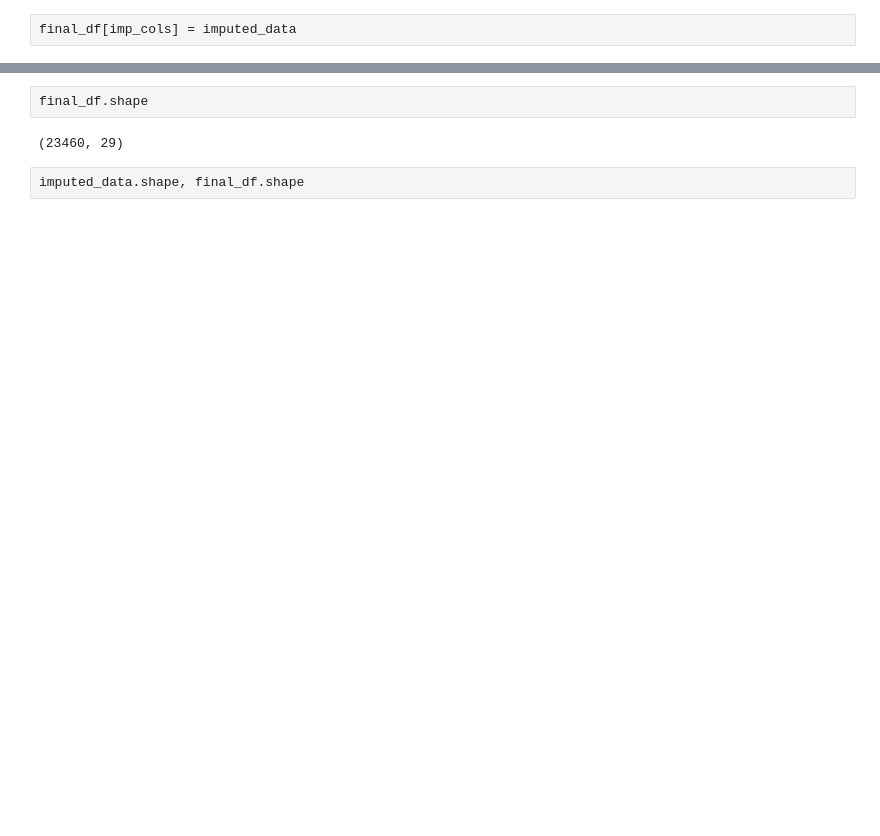
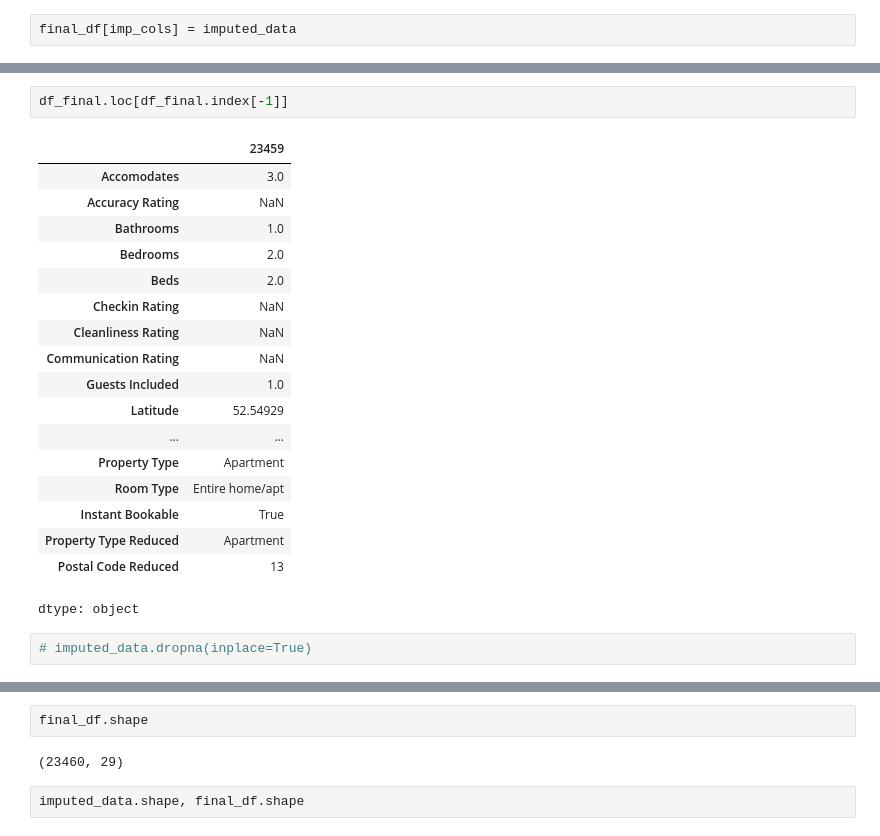
Before and after one commit to hajyhia/Airbnb_Berlin_Price_predic, a Jupyter notebook: Airbnb_Berlin_Price_Pedict_EDA2.ipynb, the cells around one changed output, grey strips where cells are left out. Saved outputs shown, nothing was run; the diff lists cells and outputs as text; blank space fills up the shorter version.

```diff
--- a/Airbnb_Berlin_Price_Pedict_EDA2.ipynb
+++ b/Airbnb_Berlin_Price_Pedict_EDA2.ipynb
@@ -881,0 +890,23 @@ final_df
+# %%
+df_final.loc[df_final.index[-1]]
+# %% [output]
+|  | 23459 |
+| Accomodates | 3.0 |
+| Accuracy Rating | NaN |
+| Bathrooms | 1.0 |
+| Bedrooms | 2.0 |
+| Beds | 2.0 |
+| Checkin Rating | NaN |
+| Cleanliness Rating | NaN |
+| Communication Rating | NaN |
+| Guests Included | 1.0 |
+| Latitude | 52.54929 |
+| ... | ... |
+| Property Type | Apartment |
+| Room Type | Entire home/apt |
+| Instant Bookable | True |
+| Property Type Reduced | Apartment |
+| Postal Code Reduced | 13 |
+dtype: object
+# %%
+# imputed_data.dropna(inplace=True)
```
Also changed, not shown: parts of 23 cells of this notebook.
